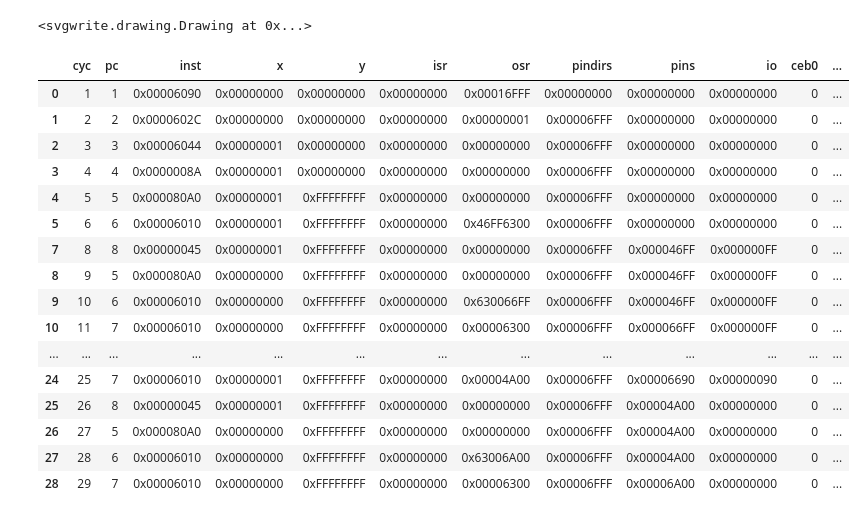
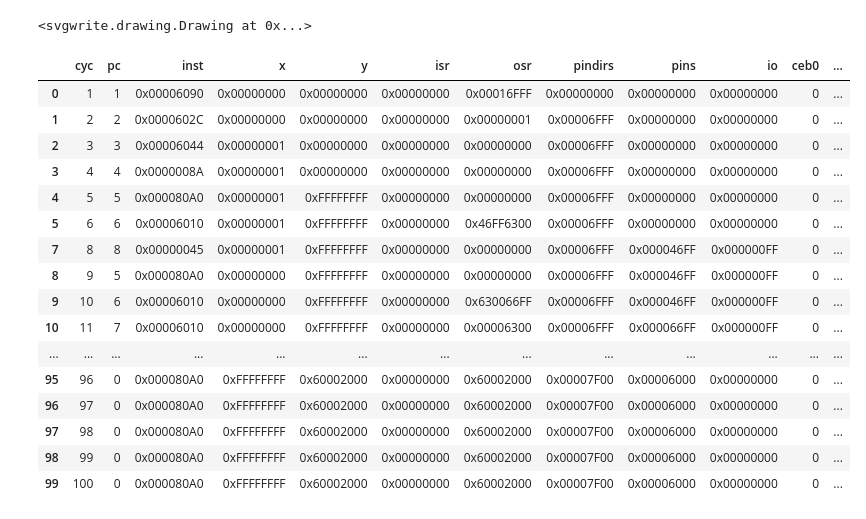
Before and after one commit to wipeseals/broccoli, a Jupyter notebook: misc/pio-nandio/pio-nandio.ipynb, the cells around one changed output. Cells and saved outputs as stored; diff of their text form; code cells hidden in the pictures.

Commit message:
feat: Read Cmd実装

```diff
--- a/misc/pio-nandio/pio-nandio.ipynb
+++ b/misc/pio-nandio/pio-nandio.ipynb
@@ -38,7 +38,7 @@ def to_hex_u32(x: int) -> str:
 
 
 def emulate_pio(
-    program_str: str, test_cycles: int, tx_fifo_entries: List[int] = []
+    program_str: str, test_cycles: int, tx_fifo_entries: List[int] = [], dequeue_period_cyc: int = 0
 ) -> EmulateResult:
     """PIOのエミュレーションを行う"""
 
@@ -61,9 +61,17 @@ def emulate_pio(
     )
 
     # run
-    run_states = [
-        after.__dict__ for before, after in itertools.islice(generator, test_cycles)
-    ]
+    run_states = []
+    dma_dequeue_ready_cnt = 0 # dequeue_period_cycより大きければDequeue可能
+    for before, after in itertools.islice(generator, test_cycles):
+        run_states.append(after.__dict__)
+        # dequeue
+        dma_dequeue_ready_cnt += 1
+        if (dma_dequeue_ready_cnt > dequeue_period_cyc) and (len(before.receive_fifo) > 0):
+            after.receive_fifo.popleft()
+            dma_dequeue_ready_cnt = 0
+
+
     run_states_df = pd.DataFrame.from_records(run_states)
     rx_fifo = list(run_states_df[-1:]["receive_fifo"].values[0])
 
@@ -397,10 +405,11 @@ from pathlib import Path
 
 class NandPinAssign(Enum):
     """
-    NAND IC Interconnect
-    | 31  | 30  | 29  | 28  | 27  | 26  | 25  | 24  | 23  | 22  | 21  | 20  | 19  | 18  | 17  | 16  | 15  | 14  | 13  | 12  | 11  | 10  | 9    | 8    | 7   | 6   | 5   | 4   | 3   | 2   | 1   | 0   |
-    | --- | --- | --- | --- | --- | --- | --- | --- | --- | --- | --- | --- | --- | --- | --- | --- | --- | --- | --- | --- | --- | --- | ---- | ---- | --- | --- | --- | --- | --- | --- | --- | --- |
-    | --  | --  | --  | --  | --  | --  | led | --  | --  | --  | --  | --  | --  | --  | --  | --  | rbb | reb | web | wpb | ale | cle | ceb1 | ceb0 | io7 | io6 | io5 | io4 | io3 | io2 | io1 | io0 |
+    NAND IC Pinout
+    | 15  | 14  | 13  | 12  | 11  | 10  | 9    | 8    | 7   | 6   | 5   | 4   | 3   | 2   | 1   | 0   |
+    | --- | --- | --- | --- | --- | --- | ---- | ---- | --- | --- | --- | --- | --- | --- | --- | --- |
+    | rbb | reb | web | wpb | ale | cle | ceb1 | ceb0 | io7 | io6 | io5 | io4 | io3 | io2 | io1 | io0 |
+    | in  | out | out | out | out | out | out  | out  | io  | io  | io  | io  | io  | io  | io  | io  |
     """
 
     Io0 = 0
@@ -525,11 +534,13 @@ class BroccoliNandIoCommand(Enum):
     WaitRbb = 0x01
     Write = 0x02
     Read = 0x03
+    Irq = 0x04
+    Invalid = 0x05
 
 
 def gen_bnio_cmd(cmd: BroccoliNandIoCommand, pindirs: int, transfer_count: int) -> int:
     """コマンドの先頭wordを返す. RShiftで取り出す想定. transfer_countに実際にセットされる値は、pio都合で-1される。"""
-    return ((cmd.value & 0xF) << 24) | (
+    return ((cmd.value & 0xF) << 28) | (
         (((transfer_count - 1) & 0x0FFF) << 16) | (pindirs & 0xFFFF)
     )
 
@@ -537,7 +548,7 @@ def gen_bnio_cmd(cmd: BroccoliNandIoCommand, pindirs: int, transfer_count: int)
 # TODO: DSL的なものがあってもいいかも。ある程度動くようになってからリファクタする
 tx_fifo_entries = [
     #############################################
-    ### RESET ###
+    ### CMD: RESET ###
     gen_bnio_cmd(
         cmd=BroccoliNandIoCommand.Bitbang, pindirs=write_pin_dir, transfer_count=2
     ),
@@ -551,7 +562,7 @@ tx_fifo_entries = [
         high=init_pin_state,
     ),
     #############################################
-    ### READ ID ###
+    ### CMD: READ ID ###
     gen_bnio_cmd(
         cmd=BroccoliNandIoCommand.Bitbang, pindirs=write_pin_dir, transfer_count=3
     ),
@@ -568,11 +579,20 @@ tx_fifo_entries = [
         low=0x00 | addr_latch_1 | cs_assert,
         high=init_pin_state,
     ),
+    #############################################
+    ### Read: 5byte ###
+    gen_bnio_cmd(
+        cmd=BroccoliNandIoCommand.Read, pindirs=read_pin_dir, transfer_count=5
+    ),
+    combine_halfword(
+        low=bit_on(NandPinAssign.Web.value), # data_read_en
+        high=bit_on(NandPinAssign.Reb.value) | bit_on(NandPinAssign.Web.value), # data_read_dis
+    ),
 ]
 
 # PIO Assembler
 program = Path("broccoli-nandio.pio").read_text(encoding="utf-8")
-result = emulate_pio(program, test_cycles=100, tx_fifo_entries=tx_fifo_entries)
+result = emulate_pio(program, test_cycles=100, tx_fifo_entries=tx_fifo_entries, dequeue_period_cyc=16)
 
 print(
     f"tx_fifo_entries: {[str(i) + ':' + hex(x) for i, x in enumerate(result.tx_fifo_entries)]}"
@@ -601,19 +621,19 @@ rx_fifo: []
 wavedrom_src: {"signal": [["pio", ["ctrl", {"name": "cyc", "wave": "====================================================================================================", "data": [1, 2, 3, 4, 5, 6, 7, ...
 <svgwrite.drawing.Drawing at 0x...>
 |  | cyc | pc | inst | x | y | isr | osr | pindirs | pins | io | ceb0 | ... |
 | 0 | 1 | 1 | 0x00006090 | 0x00000000 | 0x00000000 | 0x00000000 | 0x00016FFF | 0x00000000 | 0x00000000 | 0x00000000 | 0 | ... |
 | 1 | 2 | 2 | 0x0000602C | 0x00000000 | 0x00000000 | 0x00000000 | 0x00000001 | 0x00006FFF | 0x00000000 | 0x00000000 | 0 | ... |
 | 2 | 3 | 3 | 0x00006044 | 0x00000001 | 0x00000000 | 0x00000000 | 0x00000000 | 0x00006FFF | 0x00000000 | 0x00000000 | 0 | ... |
 | 3 | 4 | 4 | 0x0000008A | 0x00000001 | 0x00000000 | 0x00000000 | 0x00000000 | 0x00006FFF | 0x00000000 | 0x00000000 | 0 | ... |
 | 4 | 5 | 5 | 0x000080A0 | 0x00000001 | 0xFFFFFFFF | 0x00000000 | 0x00000000 | 0x00006FFF | 0x00000000 | 0x00000000 | 0 | ... |
 | 5 | 6 | 6 | 0x00006010 | 0x00000001 | 0xFFFFFFFF | 0x00000000 | 0x46FF6300 | 0x00006FFF | 0x00000000 | 0x00000000 | 0 | ... |
 | 7 | 8 | 8 | 0x00000045 | 0x00000001 | 0xFFFFFFFF | 0x00000000 | 0x00000000 | 0x00006FFF | 0x000046FF | 0x000000FF | 0 | ... |
 | 8 | 9 | 5 | 0x000080A0 | 0x00000000 | 0xFFFFFFFF | 0x00000000 | 0x00000000 | 0x00006FFF | 0x000046FF | 0x000000FF | 0 | ... |
 | 9 | 10 | 6 | 0x00006010 | 0x00000000 | 0xFFFFFFFF | 0x00000000 | 0x630066FF | 0x00006FFF | 0x000046FF | 0x000000FF | 0 | ... |
 | 10 | 11 | 7 | 0x00006010 | 0x00000000 | 0xFFFFFFFF | 0x00000000 | 0x00006300 | 0x00006FFF | 0x000066FF | 0x000000FF | 0 | ... |
 | ... | ... | ... | ... | ... | ... | ... | ... | ... | ... | ... | ... | ... |
-| 24 | 25 | 7 | 0x00006010 | 0x00000001 | 0xFFFFFFFF | 0x00000000 | 0x00004A00 | 0x00006FFF | 0x00006690 | 0x00000090 | 0 | ... |
-| 25 | 26 | 8 | 0x00000045 | 0x00000001 | 0xFFFFFFFF | 0x00000000 | 0x00000000 | 0x00006FFF | 0x00004A00 | 0x00000000 | 0 | ... |
-| 26 | 27 | 5 | 0x000080A0 | 0x00000000 | 0xFFFFFFFF | 0x00000000 | 0x00000000 | 0x00006FFF | 0x00004A00 | 0x00000000 | 0 | ... |
-| 27 | 28 | 6 | 0x00006010 | 0x00000000 | 0xFFFFFFFF | 0x00000000 | 0x63006A00 | 0x00006FFF | 0x00004A00 | 0x00000000 | 0 | ... |
-| 28 | 29 | 7 | 0x00006010 | 0x00000000 | 0xFFFFFFFF | 0x00000000 | 0x00006300 | 0x00006FFF | 0x00006A00 | 0x00000000 | 0 | ... |
+| 95 | 96 | 0 | 0x000080A0 | 0xFFFFFFFF | 0x60002000 | 0x00000000 | 0x60002000 | 0x00007F00 | 0x00006000 | 0x00000000 | 0 | ... |
+| 96 | 97 | 0 | 0x000080A0 | 0xFFFFFFFF | 0x60002000 | 0x00000000 | 0x60002000 | 0x00007F00 | 0x00006000 | 0x00000000 | 0 | ... |
+| 97 | 98 | 0 | 0x000080A0 | 0xFFFFFFFF | 0x60002000 | 0x00000000 | 0x60002000 | 0x00007F00 | 0x00006000 | 0x00000000 | 0 | ... |
+| 98 | 99 | 0 | 0x000080A0 | 0xFFFFFFFF | 0x60002000 | 0x00000000 | 0x60002000 | 0x00007F00 | 0x00006000 | 0x00000000 | 0 | ... |
+| 99 | 100 | 0 | 0x000080A0 | 0xFFFFFFFF | 0x60002000 | 0x00000000 | 0x60002000 | 0x00007F00 | 0x00006000 | 0x00000000 | 0 | ... |
```
Also changed, not shown: parts of 1 cell of this notebook, 1 other file.
